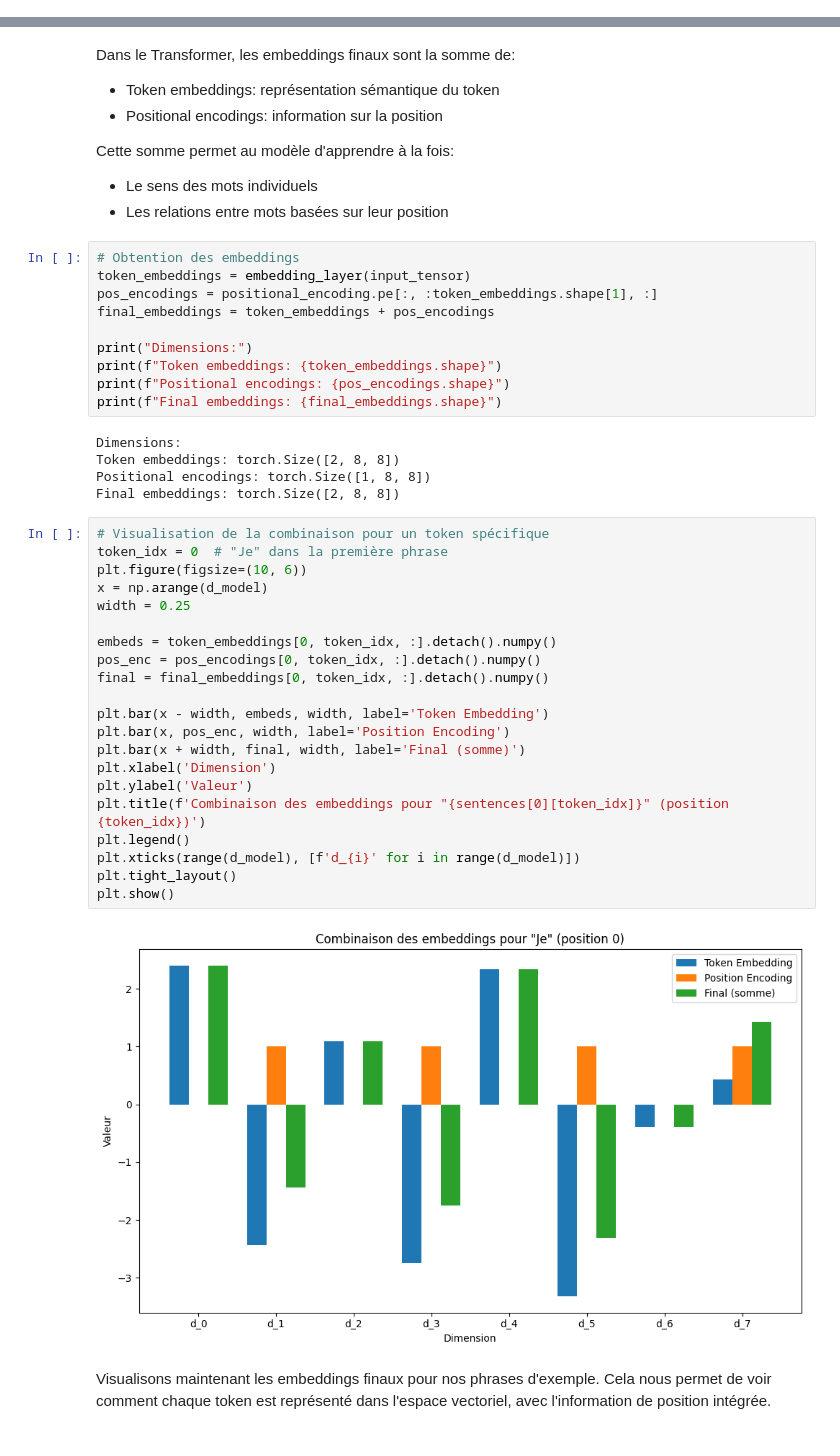
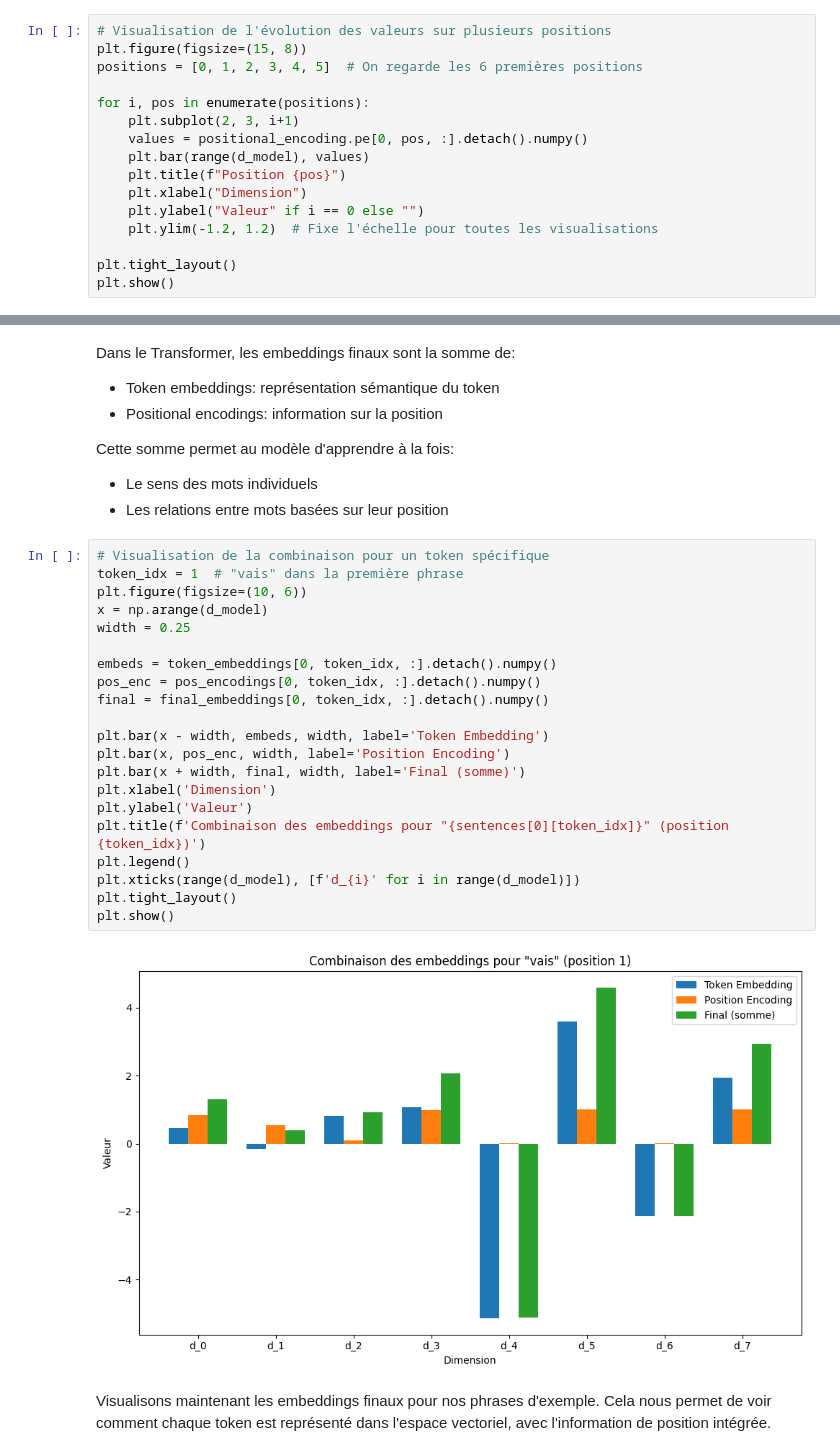
Before and after one commit to NAS2pwn/Transformer, a Jupyter notebook: embeddings.ipynb, the cells around one changed output, grey strips where cells are left out. Saved outputs shown, nothing was run; the diff lists cells and outputs as text.

Commit message:
embedding done

```diff
--- a/embeddings.ipynb
+++ b/embeddings.ipynb
@@ -304,0 +323,16 @@ plt.show()
+# %%
+# Visualisation de l'évolution des valeurs sur plusieurs positions
+plt.figure(figsize=(15, 8))
+positions = [0, 1, 2, 3, 4, 5]  # On regarde les 6 premières positions
+
+for i, pos in enumerate(positions):
+    plt.subplot(2, 3, i+1)
+    values = positional_encoding.pe[0, pos, :].detach().numpy()
+    plt.bar(range(d_model), values)
+    plt.title(f"Position {pos}")
+    plt.xlabel("Dimension")
+    plt.ylabel("Valeur" if i == 0 else "")
+    plt.ylim(-1.2, 1.2)  # Fixe l'échelle pour toutes les visualisations
+
+plt.tight_layout()
+plt.show()
@@ -310,44 +387,29 @@ Dans le Transformer, les embeddings finaux sont la somme de:
 Cette somme permet au modèle d'apprendre à la fois:
 - Le sens des mots individuels
 - Les relations entre mots basées sur leur position
-# %%
-# Obtention des embeddings
-token_embeddings = embedding_layer(input_tensor)
-pos_encodings = positional_encoding.pe[:, :token_embeddings.shape[1], :]
-final_embeddings = token_embeddings + pos_encodings
-
-print("Dimensions:")
-print(f"Token embeddings: {token_embeddings.shape}")
-print(f"Positional encodings: {pos_encodings.shape}")
-print(f"Final embeddings: {final_embeddings.shape}")
-# %% [output]
-Dimensions:
-Token embeddings: torch.Size([2, 8, 8])
-Positional encodings: torch.Size([1, 8, 8])
-Final embeddings: torch.Size([2, 8, 8])
 # %%
 # Visualisation de la combinaison pour un token spécifique
-token_idx = 0  # "Je" dans la première phrase
+token_idx = 1  # "vais" dans la première phrase
 plt.figure(figsize=(10, 6))
 x = np.arange(d_model)
 width = 0.25
 
 embeds = token_embeddings[0, token_idx, :].detach().numpy()
 pos_enc = pos_encodings[0, token_idx, :].detach().numpy()
 final = final_embeddings[0, token_idx, :].detach().numpy()
 
 plt.bar(x - width, embeds, width, label='Token Embedding')
 plt.bar(x, pos_enc, width, label='Position Encoding')
 plt.bar(x + width, final, width, label='Final (somme)')
 plt.xlabel('Dimension')
 plt.ylabel('Valeur')
 plt.title(f'Combinaison des embeddings pour "{sentences[0][token_idx]}" (position {token_idx})')
 plt.legend()
 plt.xticks(range(d_model), [f'd_{i}' for i in range(d_model)])
 plt.tight_layout()
 plt.show()
 # %% [output]
-[figure, old version]
+[figure, new version]
 # %% [markdown]
 Visualisons maintenant les embeddings finaux pour nos phrases d'exemple.
 Cela nous permet de voir comment chaque token est représenté dans l'espace vectoriel,
```
Also changed, not shown: parts of 11 cells of this notebook.
